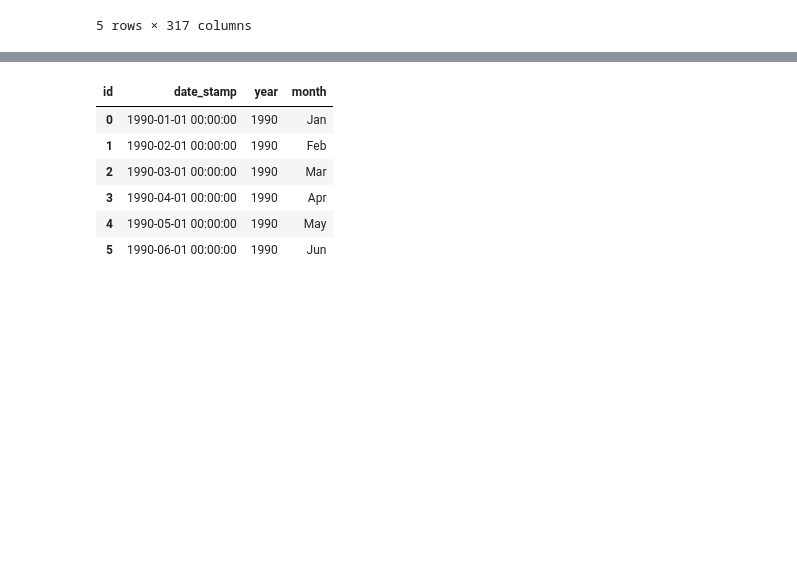
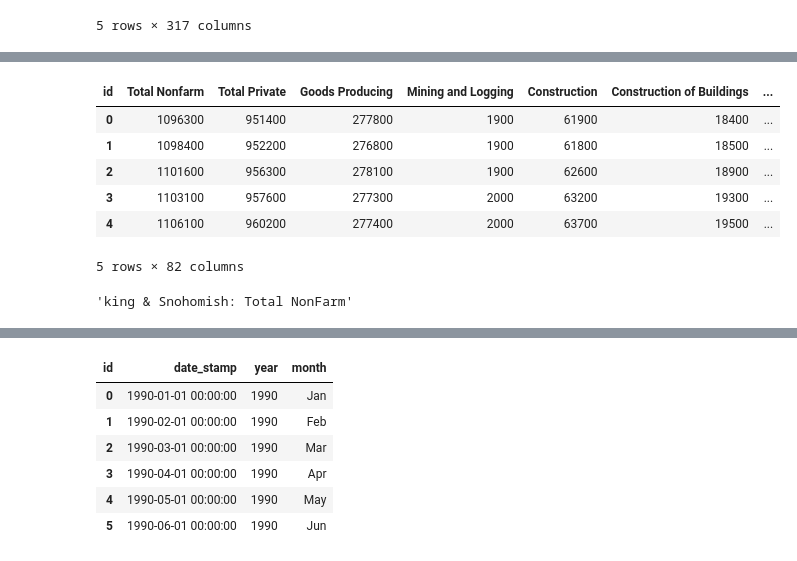
Before and after one commit to jalaljahir/wa_esd_emp, a Jupyter notebook: monthly_emp_update_ESD.ipynb, the cells around one changed output, grey strips where cells are left out. Drawn from its saved outputs; the diff is of its cells as text; code cells hidden in the pictures; blank space fills up the shorter version.

Commit message:
added sector details; work at home 05-18-2016

```diff
--- a/monthly_emp_update_ESD.ipynb
+++ b/monthly_emp_update_ESD.ipynb
@@ -125,0 +162,18 @@ df_sa_kin_sno.tail(10)
+# %%
+df_sa_kin_sno["Total Sector Jobs"] = df_sa_kin_sno.ix[:,72:].sum(axis=1)
+# %%
+df_sa_kin_sno["Total Private Sum"] = df_sa_kin_sno.ix[:,72:-3].sum(axis= 1)
+# %%
+df_sa_kin_sno.head()
+# %% [output]
+| id | Total Nonfarm | Total Private | Goods Producing | Mining and Logging | Construction | Construction of Buildings | ... |
+| 0 | 1096300 | 951400 | 277800 | 1900 | 61900 | 18400 | ... |
+| 1 | 1098400 | 952200 | 276800 | 1900 | 61800 | 18500 | ... |
+| 2 | 1101600 | 956300 | 278100 | 1900 | 62600 | 18900 | ... |
+| 3 | 1103100 | 957600 | 277300 | 2000 | 63200 | 19300 | ... |
+| 4 | 1106100 | 960200 | 277400 | 2000 | 63700 | 19500 | ... |
+5 rows × 82 columns
+# %%
+df_sa_kin_sno["Total Sector Jobs"]= df_sa_kin_sno[kin_sno_list[:-8]]
+# %% [output]
+'king & Snohomish: Total NonFarm'
```
Also changed, not shown: parts of 23 cells of this notebook, 2 other files.
